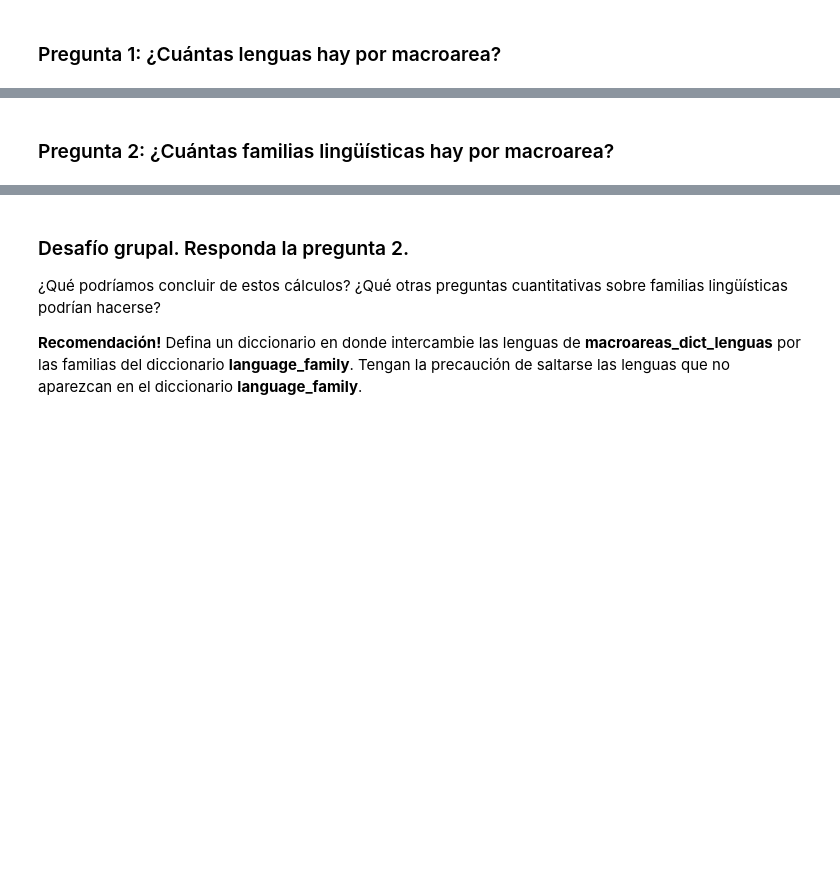
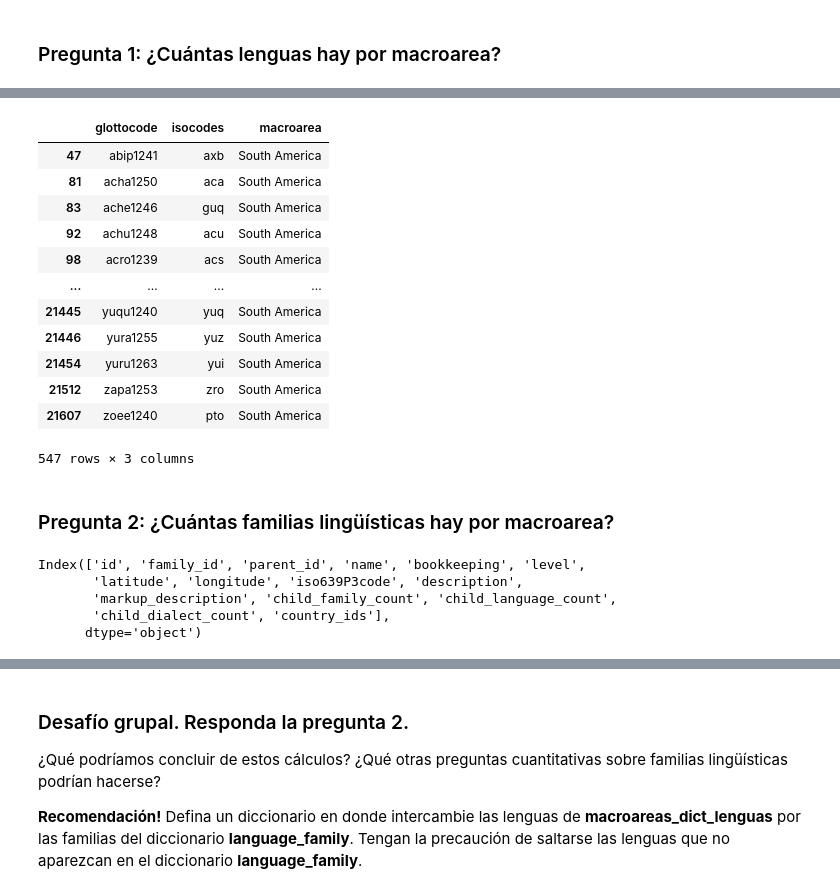
Before and after one commit to javiervz/seminario-computacion-lenguas-amerindias, a Jupyter notebook: códigos/semana-11/1-bases-de-datos.ipynb, the cells around one changed output, grey strips where cells are left out. Saved outputs shown, nothing was run; the diff lists cells and outputs as text; code cells hidden in the pictures; blank space fills up the shorter version.

```diff
--- a/códigos/semana-11/1-bases-de-datos.ipynb
+++ b/códigos/semana-11/1-bases-de-datos.ipynb
@@ -107,0 +124,16 @@ Australia 366
+# %%
+macroareas_dict['South America']
+# %% [output]
+|  | glottocode | isocodes | macroarea |
+| 47 | abip1241 | axb | South America |
+| 81 | acha1250 | aca | South America |
+| 83 | ache1246 | guq | South America |
+| 92 | achu1248 | acu | South America |
+| 98 | acro1239 | acs | South America |
+| ... | ... | ... | ... |
+| 21445 | yuqu1240 | yuq | South America |
+| 21446 | yura1255 | yuz | South America |
+| 21454 | yuru1263 | yui | South America |
+| 21512 | zapa1253 | zro | South America |
+| 21607 | zoee1240 | pto | South America |
+547 rows × 3 columns
@@ -110,6 +144,14 @@ Australia 366
 # %%
 ## https://glottolog.org/meta/downloads
 languoid = pd.read_csv('languoid.csv')
+# %%
+languoid.columns
+# %% [output]
+Index(['id', 'family_id', 'parent_id', 'name', 'bookkeeping', 'level',
+       'latitude', 'longitude', 'iso639P3code', 'description',
+       'markup_description', 'child_family_count', 'child_language_count',
+       'child_dialect_count', 'country_ids'],
+      dtype='object')
 # %%
 languoid
 # %% [output]
```
Also changed, not shown: parts of 25 cells of this notebook.
